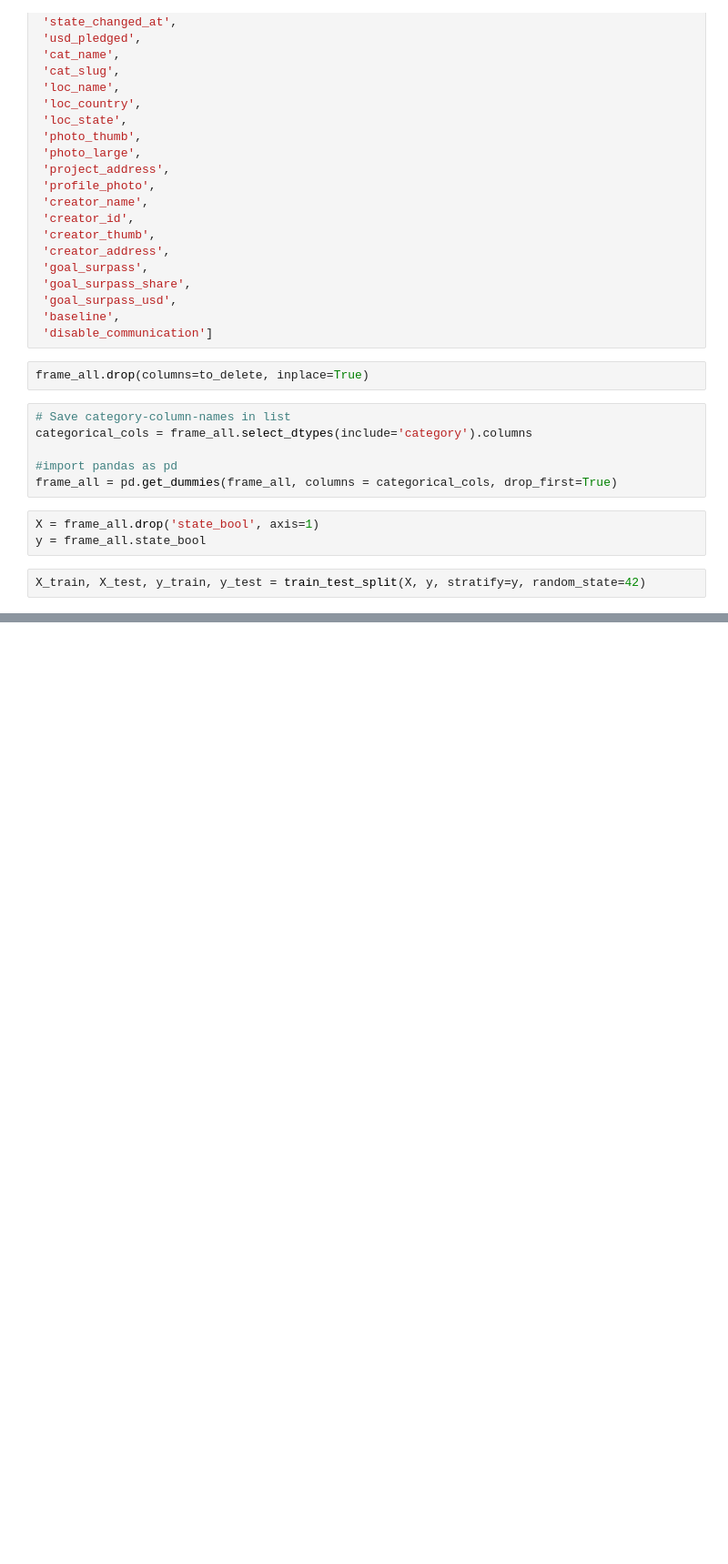
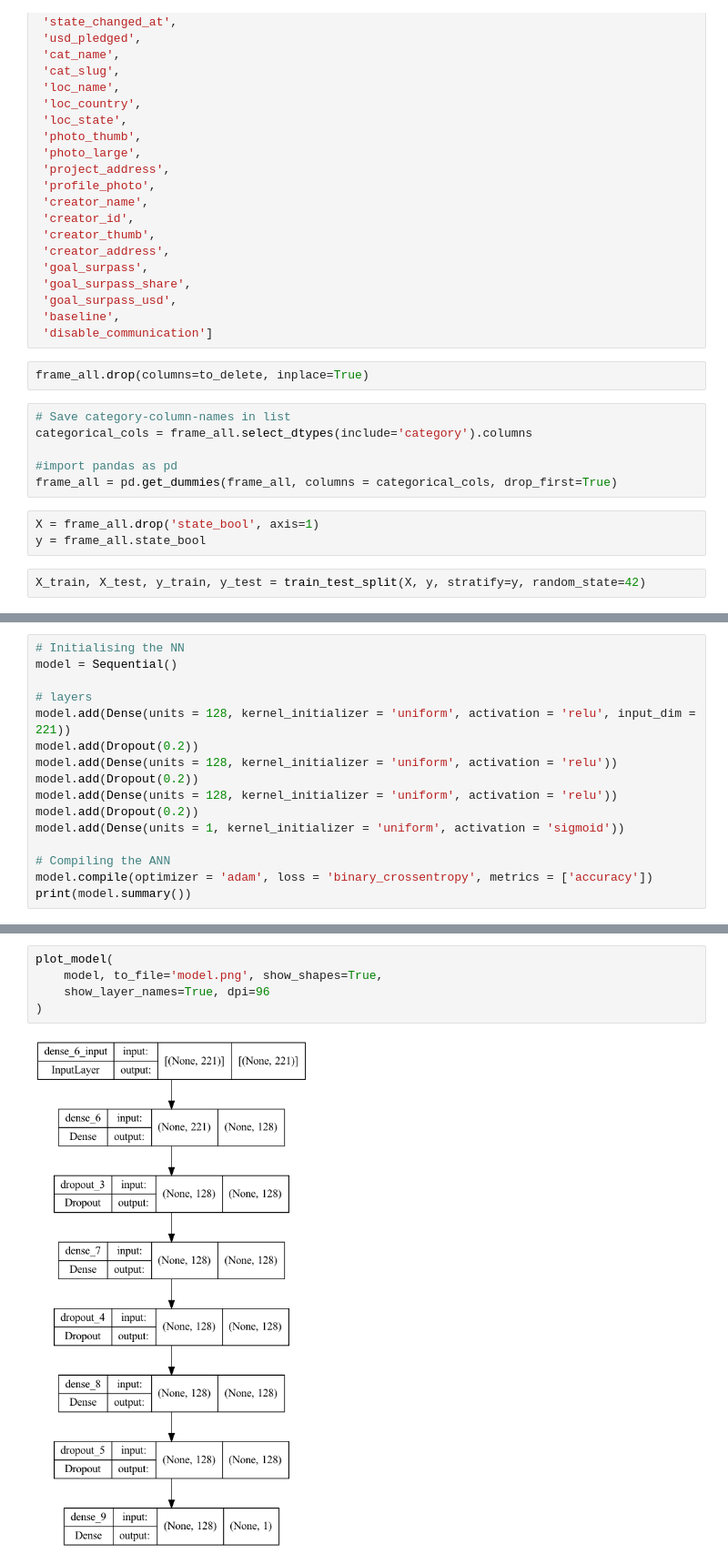
Before and after one commit to ChrisTheKnife/kick_it_like_beckham, a Jupyter notebook: model_dnn.ipynb, the cells around one changed output, grey strips where cells are left out. Shown: that part at 91% size. Saved outputs shown, nothing was run; the diff lists cells and outputs as text; blank space fills up the shorter version.

```diff
--- a/model_dnn.ipynb
+++ b/model_dnn.ipynb
@@ -71,0 +85,16 @@ X_train, X_test, y_train, y_test = train_test_split(X, y, stratify=y, random_sta
+# %%
+# Initialising the NN
+model = Sequential()
+
+# layers
+model.add(Dense(units = 128, kernel_initializer = 'uniform', activation = 'relu', input_dim = 221))
+model.add(Dropout(0.2))
+model.add(Dense(units = 128, kernel_initializer = 'uniform', activation = 'relu'))
+model.add(Dropout(0.2))
+model.add(Dense(units = 128, kernel_initializer = 'uniform', activation = 'relu'))
+model.add(Dropout(0.2))
+model.add(Dense(units = 1, kernel_initializer = 'uniform', activation = 'sigmoid'))
+
+# Compiling the ANN
+model.compile(optimizer = 'adam', loss = 'binary_crossentropy', metrics = ['accuracy'])
+print(model.summary())
@@ -71,0 +119,7 @@ X_train, X_test, y_train, y_test = train_test_split(X, y, stratify=y, random_sta
+# %%
+plot_model(
+    model, to_file='model.png', show_shapes=True,
+    show_layer_names=True, dpi=96
+)
+# %% [output]
+[figure, added]
```
Also changed, not shown: parts of 8 cells of this notebook.
